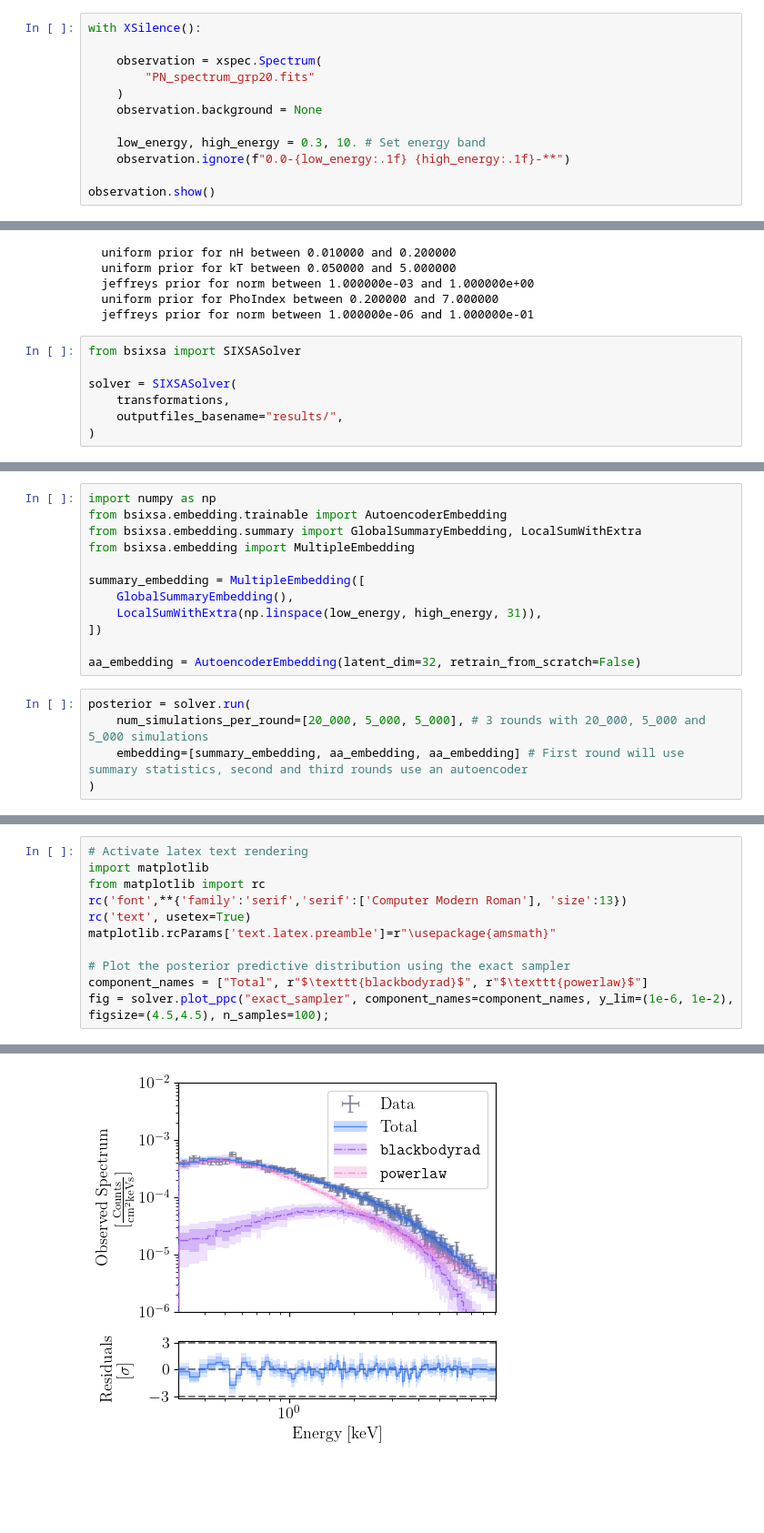
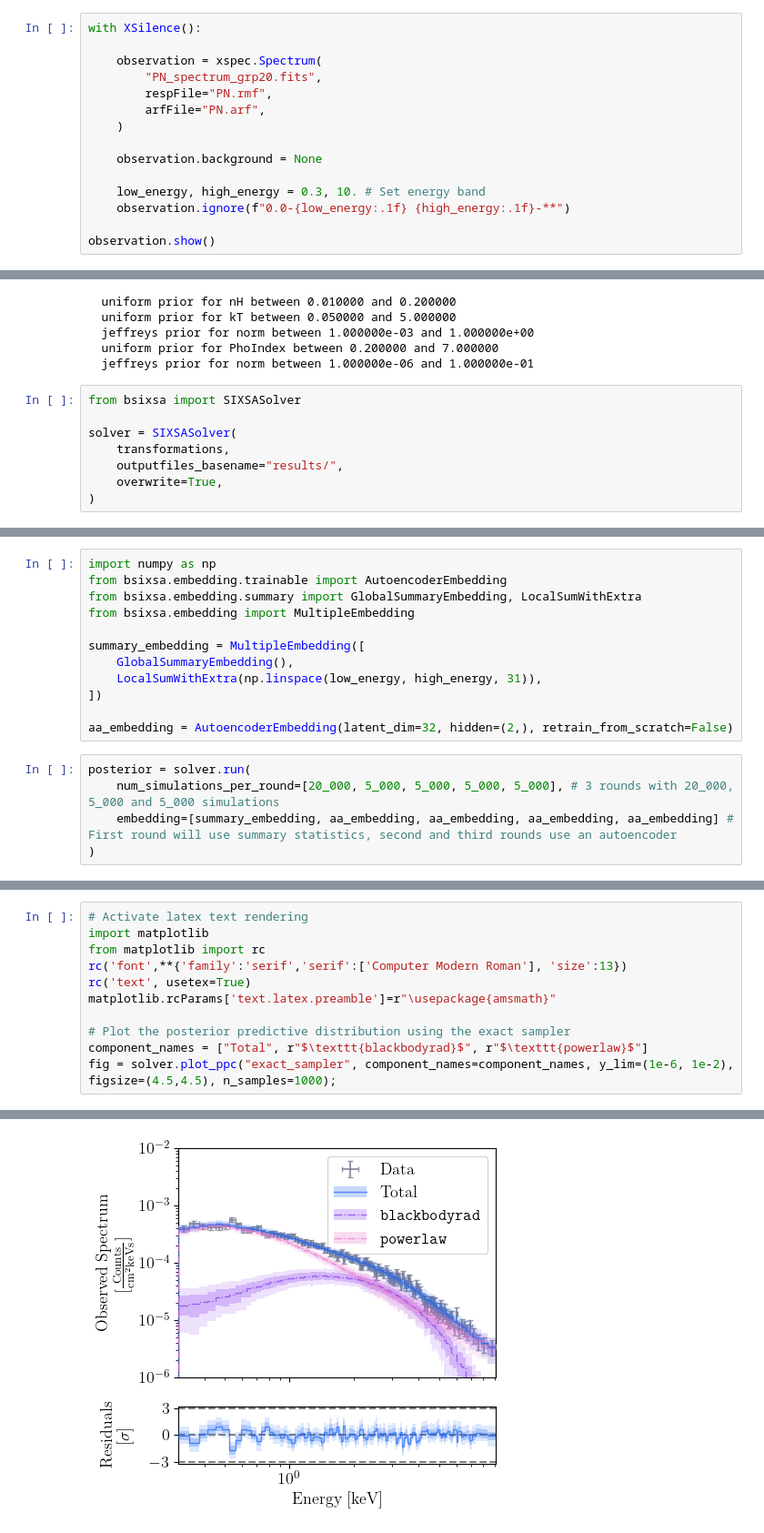
Before and after one commit to renecotyfanboy/bsixsa, a Jupyter notebook: docs/examples/basic_fit.ipynb, the cells around one changed output, grey strips where cells are left out. Shown at 91% size. Drawn from its saved outputs; the diff is of its cells as text; blank space fills up the shorter version.

```diff
--- a/docs/examples/basic_fit.ipynb
+++ b/docs/examples/basic_fit.ipynb
@@ -37,8 +44,11 @@ ________________________________________________________________________
 with XSilence():
 
     observation = xspec.Spectrum(
-        "PN_spectrum_grp20.fits"
+        "PN_spectrum_grp20.fits",
+        respFile="PN.rmf",
+        arfFile="PN.arf",
     )
+
     observation.background = None
 
     low_energy, high_energy = 0.3, 10. # Set energy band
@@ -82,6 +92,7 @@ from bsixsa import SIXSASolver
 solver = SIXSASolver(
     transformations,
     outputfiles_basename="results/",
+    overwrite=True,
 )
 # %%
 solver.plot_ppc("prior", component_names=["Total"], figsize=(4.5, 4.5));
@@ -102,10 +113,10 @@ summary_embedding = MultipleEmbedding([
     LocalSumWithExtra(np.linspace(low_energy, high_energy, 31)),
 ])
 
-aa_embedding = AutoencoderEmbedding(latent_dim=32, retrain_from_scratch=False)
+aa_embedding = AutoencoderEmbedding(latent_dim=32, hidden=(2,), retrain_from_scratch=False)
 # %%
 posterior = solver.run(
-    num_simulations_per_round=[20_000, 5_000, 5_000], # 3 rounds with 20_000, 5_000 and 5_000 simulations
-    embedding=[summary_embedding, aa_embedding, aa_embedding] # First round will use summary statistics, second and third rounds use an autoencoder
+    num_simulations_per_round=[20_000, 5_000, 5_000, 5_000, 5_000], # 3 rounds with 20_000, 5_000 and 5_000 simulations
+    embedding=[summary_embedding, aa_embedding, aa_embedding, aa_embedding, aa_embedding] # First round will use summary statistics, second and third rounds use an autoencoder
 )
 # %% [output]
@@ -118,18 +141,18 @@ posterior = solver.run(
 # %%
 # Activate latex text rendering
 import matplotlib
 from matplotlib import rc
 rc('font',**{'family':'serif','serif':['Computer Modern Roman'], 'size':13})
 rc('text', usetex=True)
 matplotlib.rcParams['text.latex.preamble']=r"\usepackage{amsmath}"
 
 # Plot the posterior predictive distribution using the exact sampler
 component_names = ["Total", r"$\texttt{blackbodyrad}$", r"$\texttt{powerlaw}$"]
-fig = solver.plot_ppc("exact_sampler", component_names=component_names, y_lim=(1e-6, 1e-2), figsize=(4.5,4.5), n_samples=100);
+fig = solver.plot_ppc("exact_sampler", component_names=component_names, y_lim=(1e-6, 1e-2), figsize=(4.5,4.5), n_samples=1000);
 # %% [output]
 The error "***XSPEC Error: Requested array does not exist for this plot." can be ignored.
 ***Warning: Fit is not current.
 ***Warning: Fit is not current.
 ***XSPEC Error: Requested array does not exist for this plot.
-[figure, old version]
+[figure, new version]
 # %%
```
Also changed, not shown: parts of 8 cells of this notebook, 6 other files.
